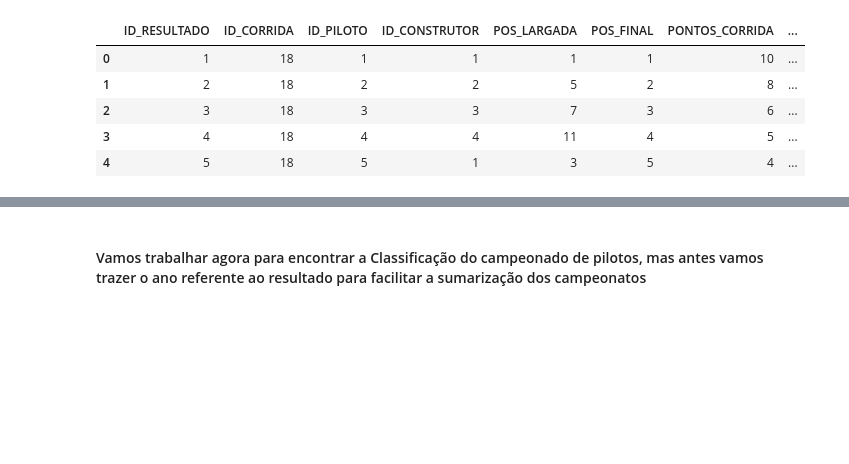
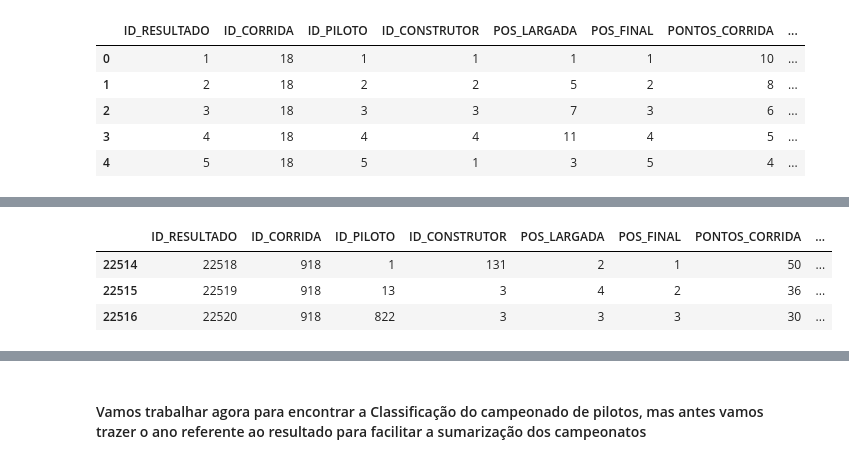
Before and after one commit to ebraimcarvalho/my-way, a Jupyter notebook: gama_accenture/DESAFIO/gama_mario_kart.ipynb, the cells around one changed output, grey strips where cells are left out. Cells and saved outputs as stored; diff of their text form; code cells hidden in the pictures; blank space fills up the shorter version.

```diff
--- a/gama_accenture/DESAFIO/gama_mario_kart.ipynb
+++ b/gama_accenture/DESAFIO/gama_mario_kart.ipynb
@@ -664,0 +473,7 @@ dtype: int64
+# %%
+fato_resultado[fato_resultado['PONTOS_CORRIDA'] > 26]
+# %% [output]
+|  | ID_RESULTADO | ID_CORRIDA | ID_PILOTO | ID_CONSTRUTOR | POS_LARGADA | POS_FINAL | PONTOS_CORRIDA | ... |
+| 22514 | 22518 | 918 | 1 | 131 | 2 | 1 | 50 | ... |
+| 22515 | 22519 | 918 | 13 | 3 | 4 | 2 | 36 | ... |
+| 22516 | 22520 | 918 | 822 | 3 | 3 | 3 | 30 | ... |
```
Also changed, not shown: parts of 114 cells of this notebook, 7 other files.
